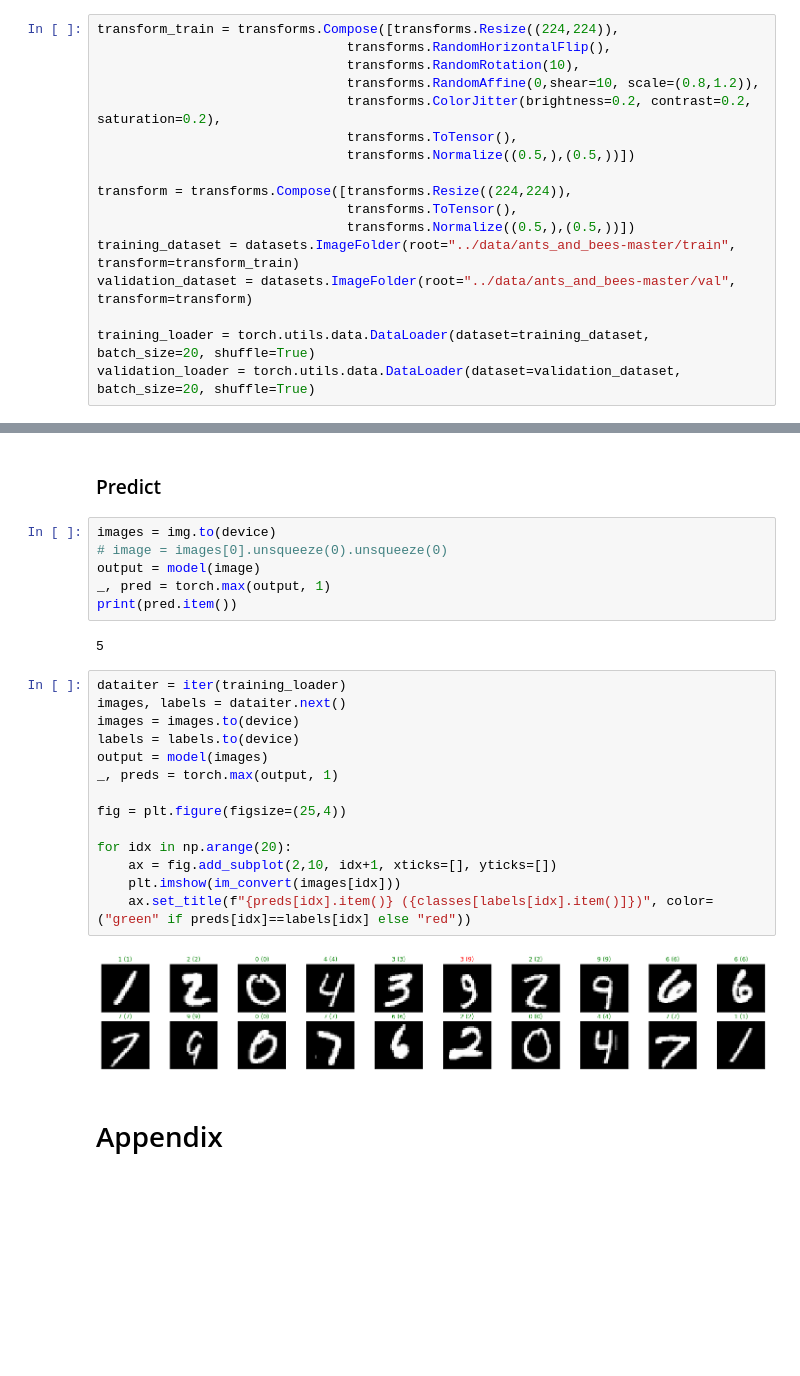
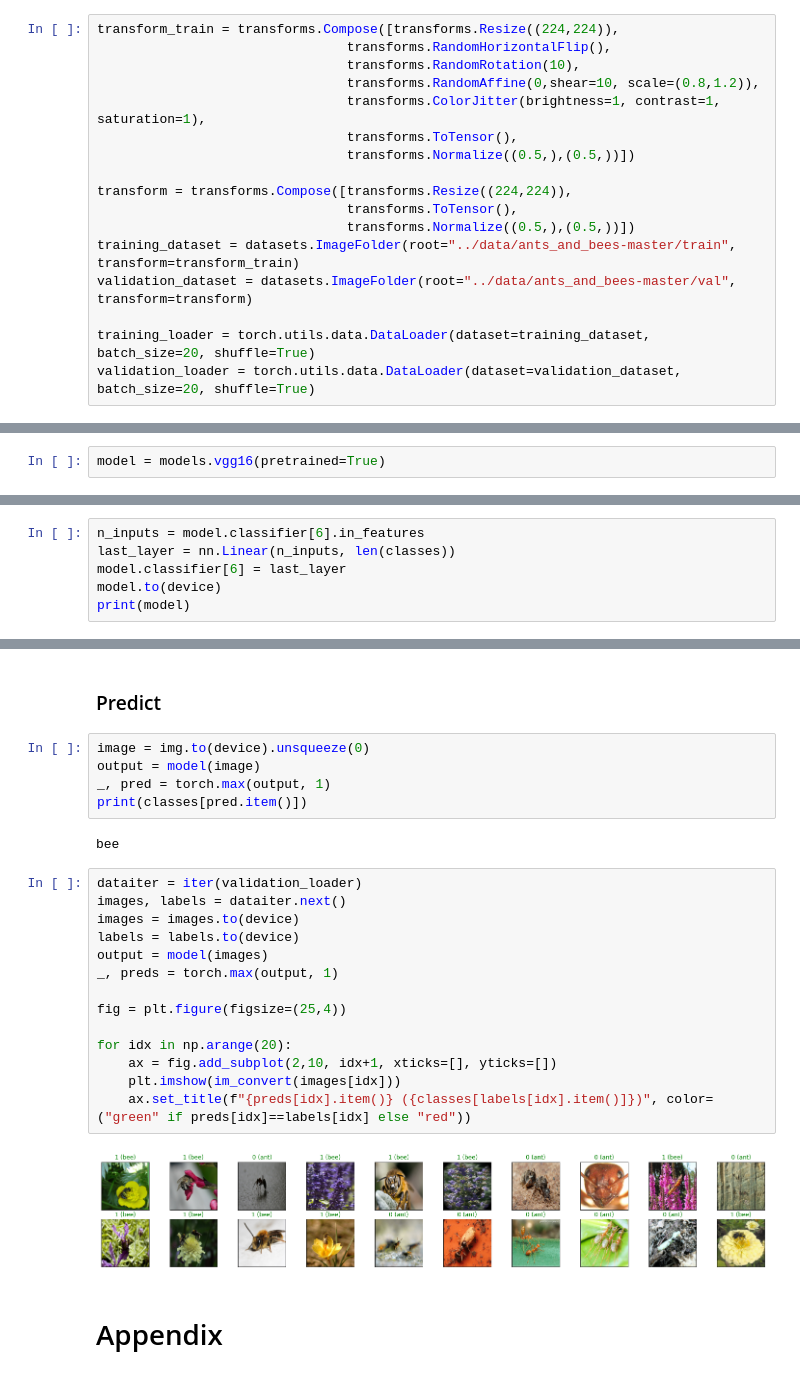
Before and after one commit to jeanboy44/udemy-pytorch-DLCV, a Jupyter notebook: notebooks/08. Transfer Learning.ipynb, the cells around one changed output, grey strips where cells are left out. Saved outputs shown, nothing was run; the diff lists cells and outputs as text; blank space fills up the shorter version.

```diff
--- a/notebooks/08. Transfer Learning.ipynb
+++ b/notebooks/08. Transfer Learning.ipynb
@@ -17,7 +17,7 @@ transform_train = transforms.Compose([transforms.Resize((224,224)),
                                 transforms.RandomHorizontalFlip(),
                                 transforms.RandomRotation(10),
                                 transforms.RandomAffine(0,shear=10, scale=(0.8,1.2)),
-                                transforms.ColorJitter(brightness=0.2, contrast=0.2, saturation=0.2),
+                                transforms.ColorJitter(brightness=1, contrast=1, saturation=1),
                                 transforms.ToTensor(),
                                 transforms.Normalize((0.5,),(0.5,))])
 
@@ -89,0 +81,2 @@ LeNet(
+# %%
+model = models.vgg16(pretrained=True)
@@ -89,0 +108,6 @@ LeNet(
+# %%
+n_inputs = model.classifier[6].in_features
+last_layer = nn.Linear(n_inputs, len(classes))
+model.classifier[6] = last_layer
+model.to(device)
+print(model)
@@ -210,28 +244,27 @@ plt.imshow(im_convert(img))
 # %% [markdown]
 ### Predict
 # %%
-images = img.to(device)
-# image = images[0].unsqueeze(0).unsqueeze(0)
+image = img.to(device).unsqueeze(0)
 output = model(image)
 _, pred = torch.max(output, 1)
-print(pred.item())
+print(classes[pred.item()])
 # %% [output]
-5
+bee
 # %%
-dataiter = iter(training_loader)
+dataiter = iter(validation_loader)
 images, labels = dataiter.next()
 images = images.to(device)
 labels = labels.to(device)
 output = model(images)
 _, preds = torch.max(output, 1)
 
 fig = plt.figure(figsize=(25,4))
 
 for idx in np.arange(20):
     ax = fig.add_subplot(2,10, idx+1, xticks=[], yticks=[])
     plt.imshow(im_convert(images[idx]))
     ax.set_title(f"{preds[idx].item()} ({classes[labels[idx].item()]})", color=("green" if preds[idx]==labels[idx] else "red"))
 # %% [output]
-[figure, old version]
+[figure, new version]
 # %% [markdown]
 # Appendix
```
Also changed, not shown: parts of 23 cells of this notebook, 7 other files.
